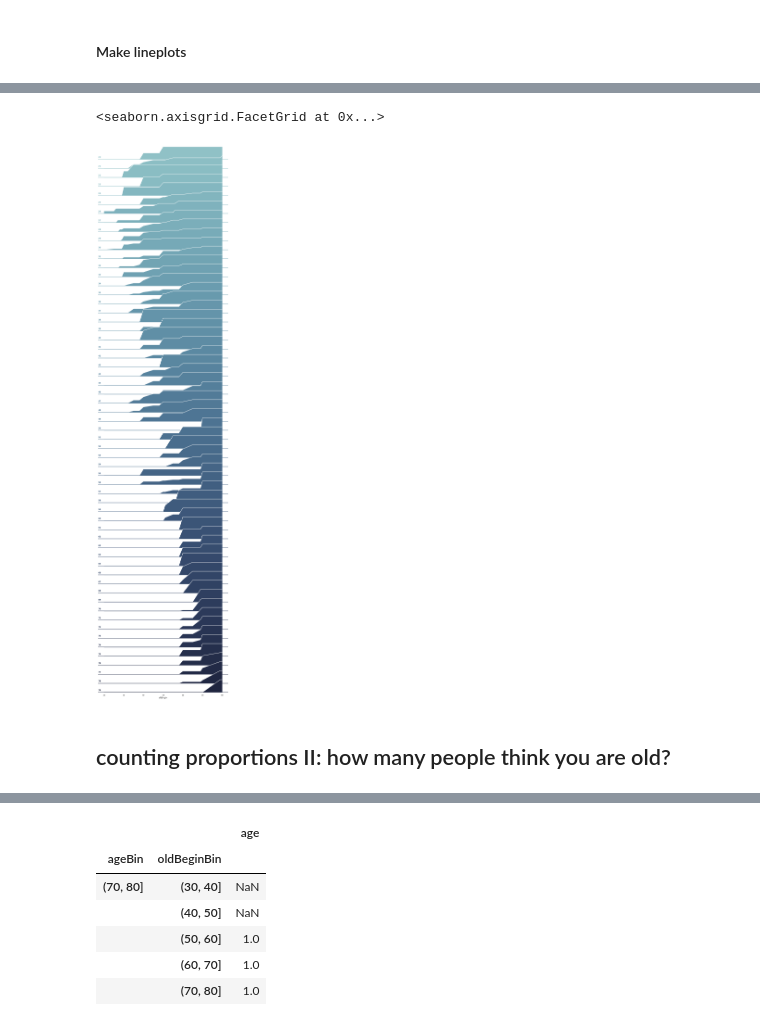
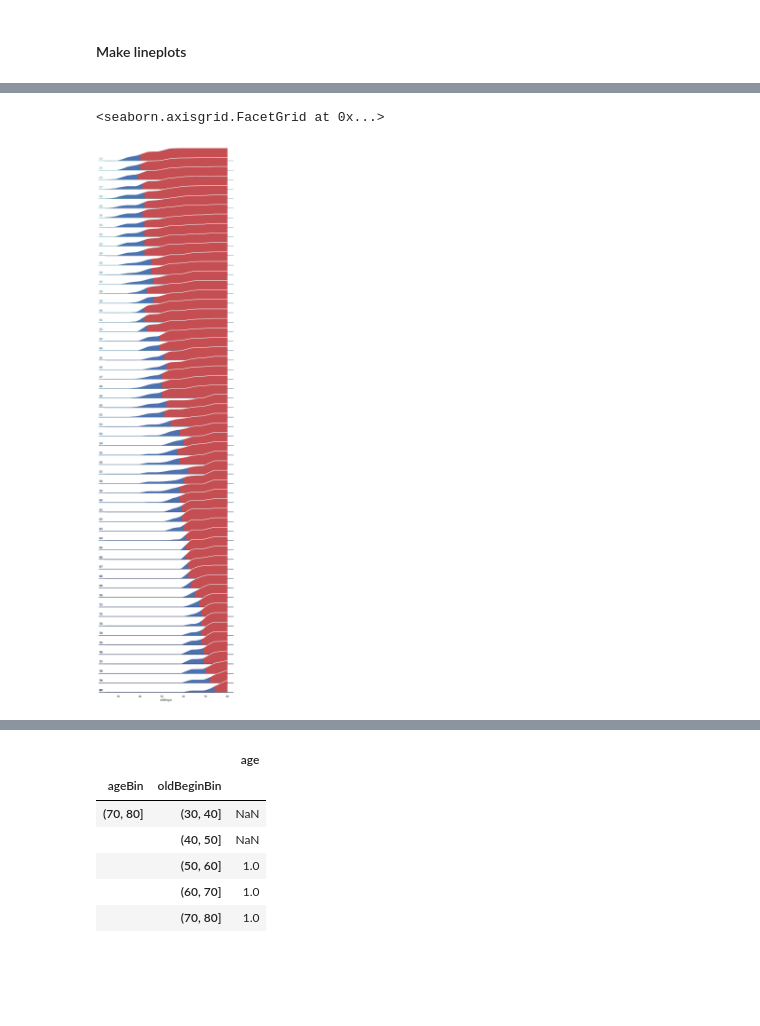
Before and after one commit to mwegrzyn/abbildungenWS1819, a Jupyter notebook: notebooks/age_project_MW.ipynb, the cells around one changed output, grey strips where cells are left out. Drawn from its saved outputs; the diff is of its cells as text; code cells hidden in the pictures; blank space fills up the shorter version.

```diff
--- a/notebooks/age_project_MW.ipynb
+++ b/notebooks/age_project_MW.ipynb
@@ -507,0 +526,2 @@ plt.show()
+# %%
+smooth_df = interpolate_df.rolling(5,axis=0).mean().rolling(5,axis=1).mean()
@@ -507,0 +534,4 @@ plt.show()
+# %%
+fig,ax = plt.subplots(1,1,figsize=(10,10))
+sns.heatmap(smooth_df.T,vmin=0,vmax=100,cmap='RdBu_r',ax=ax)
+plt.show()
@@ -508,7 +540,7 @@ plt.show()
 # %% [markdown]
 Reshape table into long format
 # %%
-sns_df = pd.DataFrame( interpolate_df.stack() )
+sns_df = pd.DataFrame( smooth_df.stack() )
 sns_df.columns = ['percentOld']
 sns_df.loc[:,'age'] = sns_df.index.get_level_values(0)
 sns_df.loc[:,'oldBegin'] = sns_df.index.get_level_values(1)
@@ -525,2 +557,4 @@ sns_df.tail()
 # %% [markdown]
 #### Make lineplots
+# %%
+sns_df.loc[:,'fifty'] = [[np.nan,x][x<50] for x in sns_df.loc[:,'percentOld']]
@@ -527,46 +583,42 @@ sns_df.tail()
 # %%
 # modified from https://seaborn.pydata.org/examples/kde_ridgeplot.html
-
 sns.set(style="white", rc={"axes.facecolor": (0, 0, 0, 0)})
 
 n_groups = sns_df.index.levels[0].shape[-1]
-# Initialize the FacetGrid object
+# Initializ5 the FacetGrid object
 pal = sns.cubehelix_palette(n_groups, rot=-.25, light=.7)
 
 g = sns.FacetGrid(
-    sns_df, row="age", hue="age", aspect=15, height=.8, palette=pal)
+    sns_df, row="age", hue="age", aspect=15, height=.6, palette=pal)
 # Draw the densities in a few steps
 g.map(sns.lineplot, "oldBegin", "percentOld", clip_on=False, alpha=1, lw=1.5)
-g.map(plt.fill_between, "oldBegin", "percentOld")
 g.map(sns.lineplot, "oldBegin", "percentOld", clip_on=False, color="w", lw=2)
-
+g.map(plt.fill_between,"oldBegin", "percentOld", color='r')
+g.map(plt.fill_between,"oldBegin","fifty", color='b')
 g.map(plt.axhline, y=0, lw=2, clip_on=False)
-
 
 # Define and use a simple function to label the plot in axes coordinates
 def label(x, color, label):
     ax = plt.gca()
     ax.text(
         0,
         .2,
         label,
         fontweight="bold",
         color=color,
         ha="left",
         va="center",
         transform=ax.transAxes)
 
 g.map(label, "oldBegin")
 
 # Set the subplots to overlap
 g.fig.subplots_adjust(hspace=-.35)
 
 # Remove axes details that don't play well with overlap
 g.set_titles("")
 g.set(yticks=[])
 g.despine(bottom=True, left=True)
 # %% [output]
 <seaborn.axisgrid.FacetGrid at 0x...>
-[figure, old version]
+[figure, new version]
-# %% [markdown]
-## counting proportions II: how many people think you are old?
```
Also changed, not shown: parts of 16 cells of this notebook.
